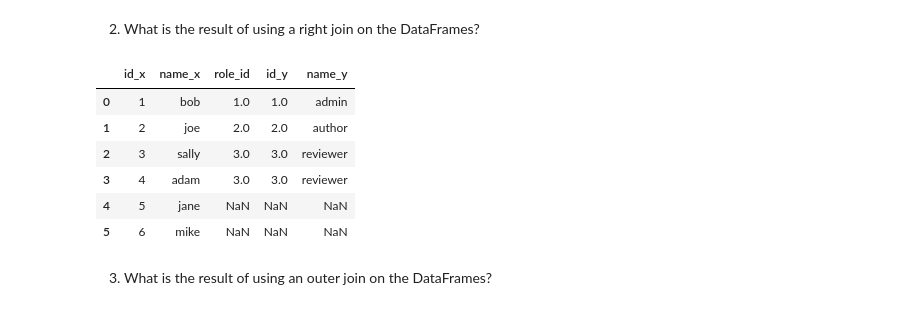
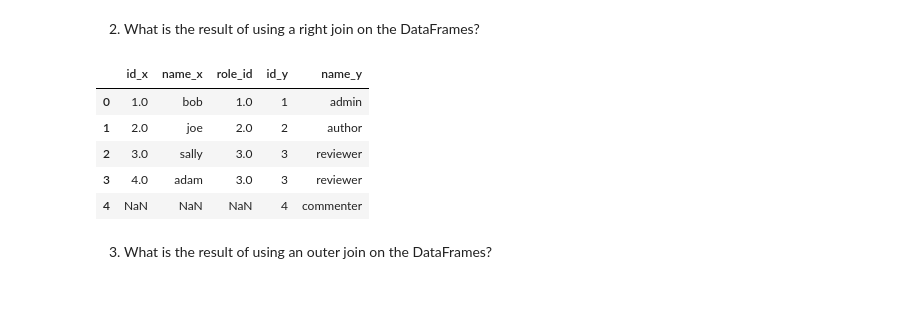
Before and after one commit to Adam-Harris87/numpy-pandas-visualization-exercises, a Jupyter notebook: advanced_dataframes.ipynb, the cells around one changed output. Drawn from its saved outputs; the diff is of its cells as text; code cells hidden in the pictures.

Commit message:
working on adv_dataframe exercises

```diff
--- a/advanced_dataframes.ipynb
+++ b/advanced_dataframes.ipynb
@@ -228,15 +228,14 @@ roles
 # %% [markdown]
 2. What is the result of using a right join on the DataFrames?
 # %%
-pd.merge(users, roles, how='left', left_on='role_id', right_on='id')
+pd.merge(users, roles, how='right', left_on='role_id', right_on='id')
 # %% [output]
 |  | id_x | name_x | role_id | id_y | name_y |
-| 0 | 1 | bob | 1.0 | 1.0 | admin |
-| 1 | 2 | joe | 2.0 | 2.0 | author |
-| 2 | 3 | sally | 3.0 | 3.0 | reviewer |
-| 3 | 4 | adam | 3.0 | 3.0 | reviewer |
-| 4 | 5 | jane | NaN | NaN | NaN |
-| 5 | 6 | mike | NaN | NaN | NaN |
+| 0 | 1.0 | bob | 1.0 | 1 | admin |
+| 1 | 2.0 | joe | 2.0 | 2 | author |
+| 2 | 3.0 | sally | 3.0 | 3 | reviewer |
+| 3 | 4.0 | adam | 3.0 | 3 | reviewer |
+| 4 | NaN | NaN | NaN | 4 | commenter |
 # %% [markdown]
 3. What is the result of using an outer join on the DataFrames?
 # %%
```
Also changed, not shown: parts of 11 cells of this notebook, 2 other files.
